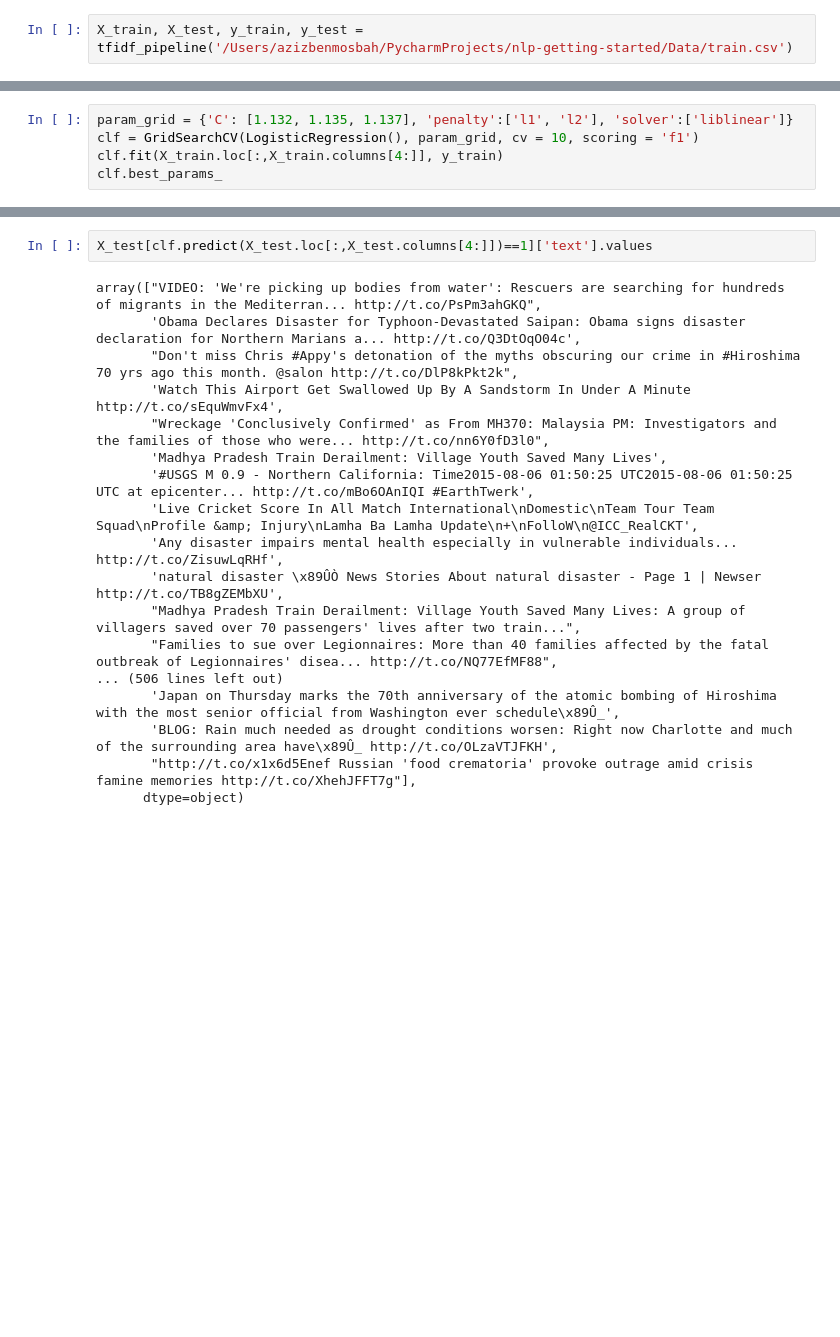
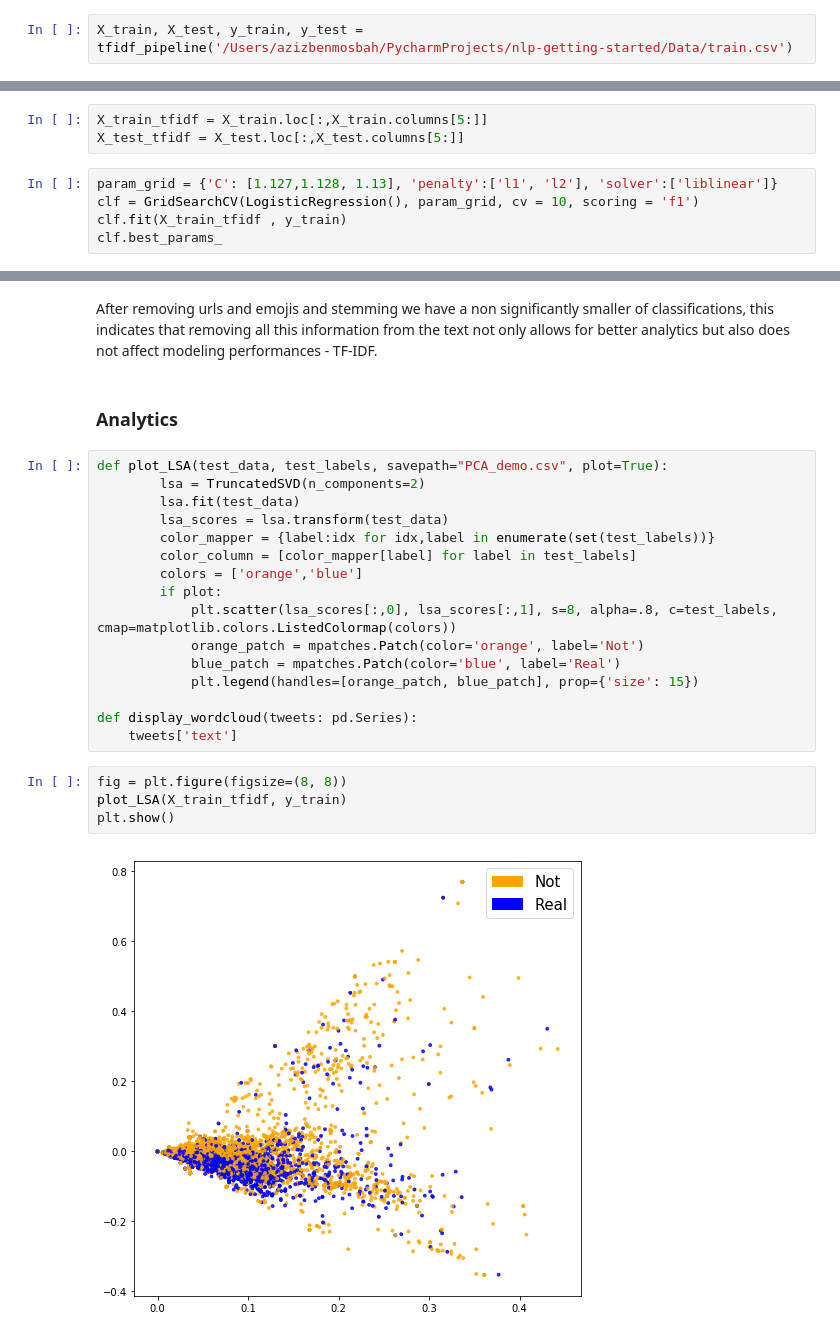
Before and after one commit to AzizMosbah/Disaster-tweets-clf-competition, a Jupyter notebook: Modeling/Disaster tweets.ipynb, the cells around one changed output, grey strips where cells are left out. Saved outputs shown, nothing was run; the diff lists cells and outputs as text; blank space fills up the shorter version.

Commit message:
Feature engineering and some analytics

```diff
--- a/Modeling/Disaster tweets.ipynb
+++ b/Modeling/Disaster tweets.ipynb
@@ -42,6 +26,9 @@ X_train.head()
+# %%
+X_train_tfidf = X_train.loc[:,X_train.columns[5:]]
+X_test_tfidf = X_test.loc[:,X_test.columns[5:]]
 # %%
-param_grid = {'C': [1.132, 1.135, 1.137], 'penalty':['l1', 'l2'], 'solver':['liblinear']}
+param_grid = {'C': [1.127,1.128, 1.13], 'penalty':['l1', 'l2'], 'solver':['liblinear']}
 clf = GridSearchCV(LogisticRegression(), param_grid, cv = 10, scoring = 'f1')
-clf.fit(X_train.loc[:,X_train.columns[4:]], y_train)
+clf.fit(X_train_tfidf , y_train)
 clf.best_params_
 # %% [output]
@@ -64,20 +51,26 @@ weighted avg       0.80      0.63      0.71       661
-# %%
-X_test[clf.predict(X_test.loc[:,X_test.columns[4:]])==1]['text'].values
-# %% [output]
-array(["VIDEO: 'We're picking up bodies from water': Rescuers are searching for hundreds of migrants in the Mediterran... http://t.co/PsPm3ahGKQ",
-       'Obama Declares Disaster for Typhoon-Devastated Saipan: Obama signs disaster declaration for Northern Marians a... http://t.co/Q3DtOqO04c',
-       "Don't miss Chris #Appy's detonation of the myths obscuring our crime in #Hiroshima 70 yrs ago this month. @salon http://t.co/DlP8kPkt2k",
-       'Watch This Airport Get Swallowed Up By A Sandstorm In Under A Minute http://t.co/sEquWmvFx4',
-       "Wreckage 'Conclusively Confirmed' as From MH370: Malaysia PM: Investigators and the families of those who were... http://t.co/nn6Y0fD3l0",
-       'Madhya Pradesh Train Derailment: Village Youth Saved Many Lives',
-       '#USGS M 0.9 - Northern California: Time2015-08-06 01:50:25 UTC2015-08-06 01:50:25 UTC at epicenter... http://t.co/mBo6OAnIQI #EarthTwerk',
-       'Live Cricket Score In All Match International\nDomestic\nTeam Tour Team Squad\nProfile &amp; Injury\nLamha Ba Lamha Update\n+\nFolloW\n@ICC_RealCKT',
-       'Any disaster impairs mental health especially in vulnerable individuals... http://t.co/ZisuwLqRHf',
-       'natural disaster \x89ÛÒ News Stories About natural disaster - Page 1 | Newser http://t.co/TB8gZEMbXU',
-       "Madhya Pradesh Train Derailment: Village Youth Saved Many Lives: A group of villagers saved over 70 passengers' lives after two train...",
-       "Families to sue over Legionnaires: More than 40 families affected by the fatal outbreak of Legionnaires' disea... http://t.co/NQ77EfMF88",
-... (506 lines left out)
-       'Japan on Thursday marks the 70th anniversary of the atomic bombing of Hiroshima with the most senior official from Washington ever schedule\x89Û_',
-       'BLOG: Rain much needed as drought conditions worsen: Right now Charlotte and much of the surrounding area have\x89Û_ http://t.co/OLzaVTJFKH',
-       "http://t.co/x1x6d5Enef Russian 'food crematoria' provoke outrage amid crisis famine memories http://t.co/XhehJFFT7g"],
-      dtype=object)
+# %% [markdown]
+After removing urls and emojis and stemming we have a non significantly smaller of classifications, this indicates that removing all this information from the text not only allows for better analytics but also does not affect modeling performances - TF-IDF.
+# %% [markdown]
+### Analytics
+# %%
+def plot_LSA(test_data, test_labels, savepath="PCA_demo.csv", plot=True):
+        lsa = TruncatedSVD(n_components=2)
+        lsa.fit(test_data)
+        lsa_scores = lsa.transform(test_data)
+        color_mapper = {label:idx for idx,label in enumerate(set(test_labels))}
+        color_column = [color_mapper[label] for label in test_labels]
+        colors = ['orange','blue']
+        if plot:
+            plt.scatter(lsa_scores[:,0], lsa_scores[:,1], s=8, alpha=.8, c=test_labels, cmap=matplotlib.colors.ListedColormap(colors))
+            orange_patch = mpatches.Patch(color='orange', label='Not')
+            blue_patch = mpatches.Patch(color='blue', label='Real')
+            plt.legend(handles=[orange_patch, blue_patch], prop={'size': 15})
+
+def display_wordcloud(tweets: pd.Series):
+    tweets['text']
+# %%
+fig = plt.figure(figsize=(8, 8))
+plot_LSA(X_train_tfidf, y_train)
+plt.show()
+# %% [output]
+[figure, added]
```
Also changed, not shown: parts of 9 cells of this notebook, 3 other files.
